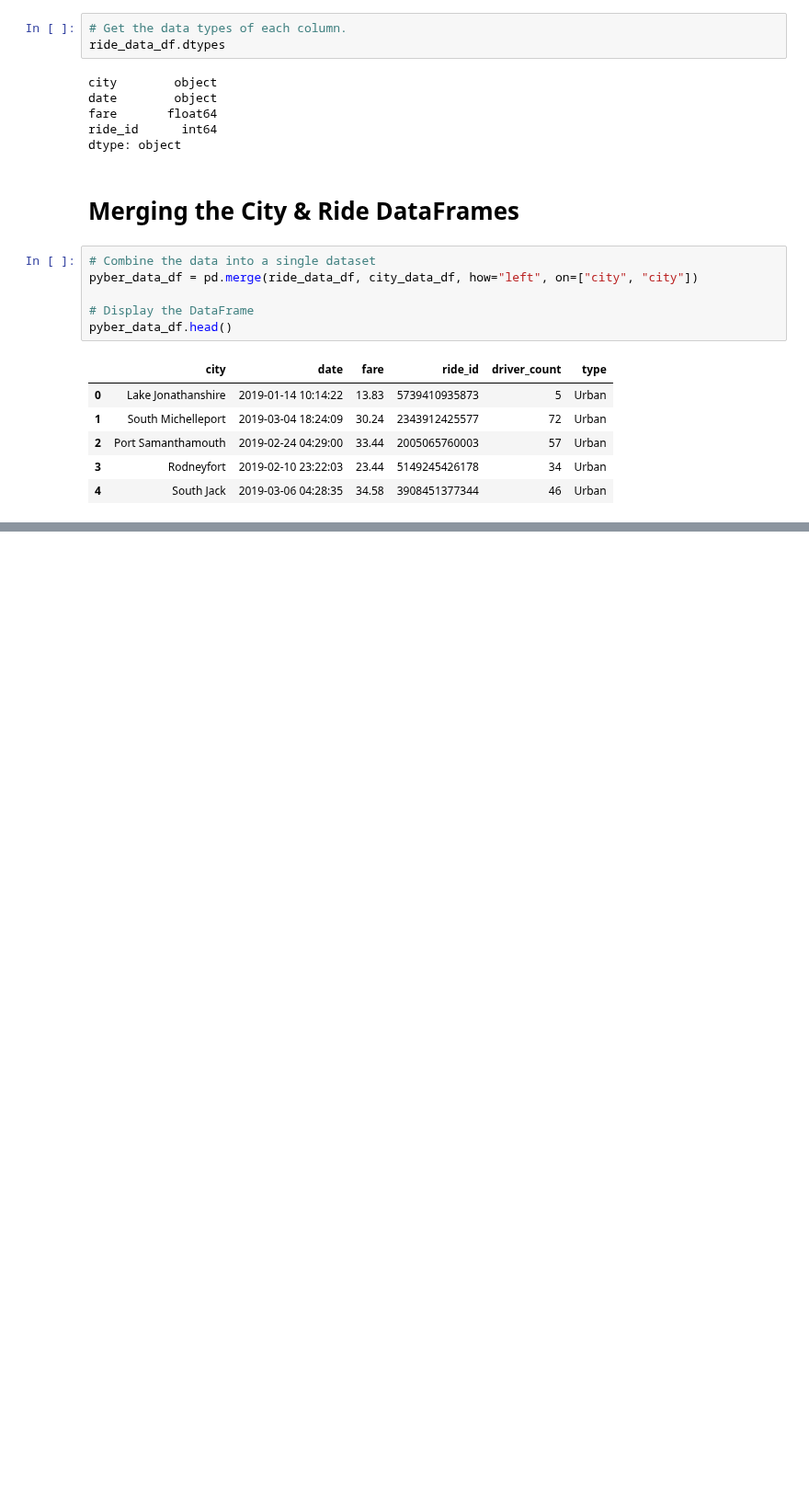
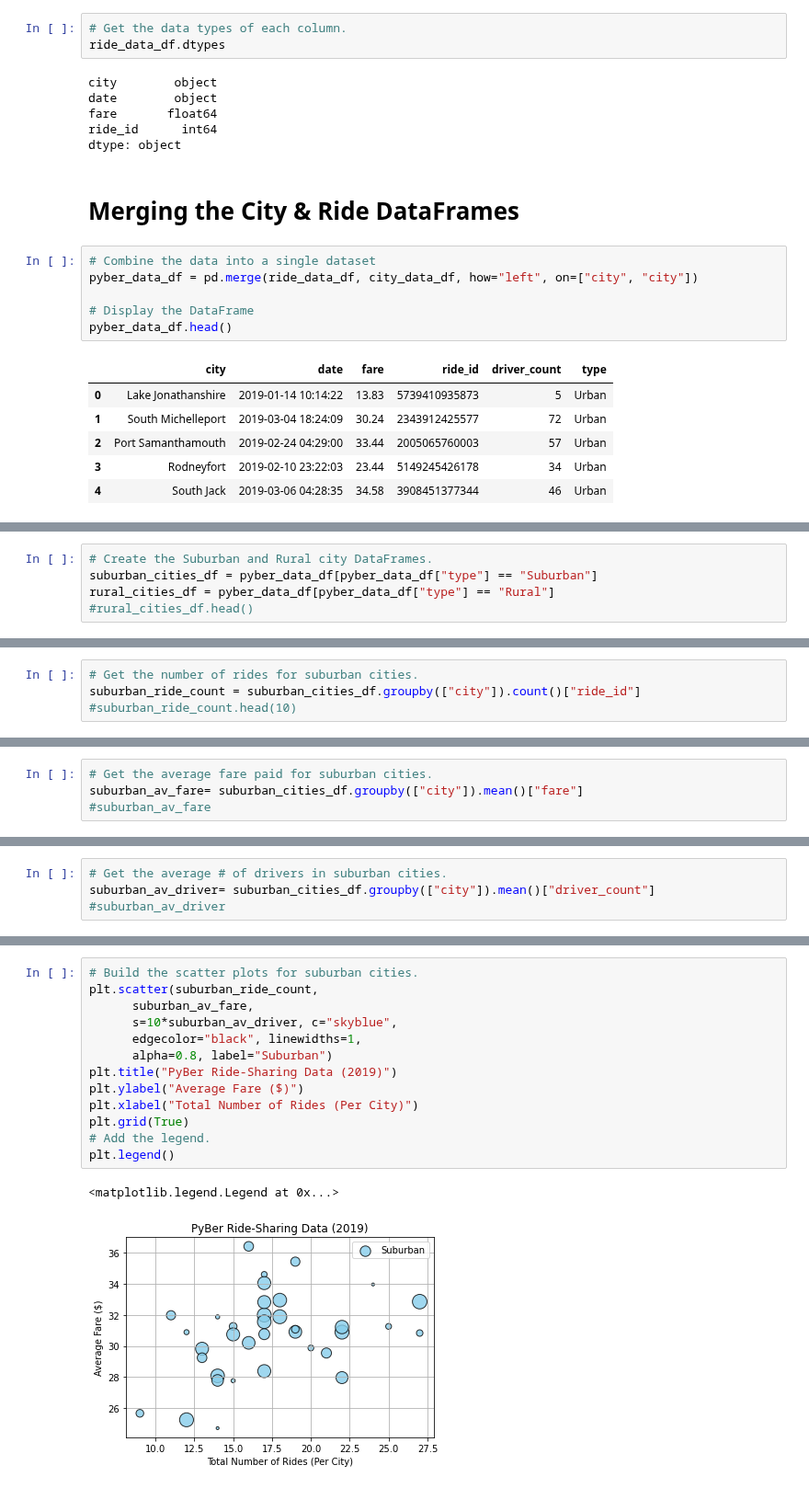
Before and after one commit to lallben/PyBer_Analysis, a Jupyter notebook: PyBer.ipynb, the cells around one changed output, grey strips where cells are left out. Shown at 92% size. Cells and saved outputs as stored; diff of their text form; blank space fills up the shorter version.

```diff
--- a/PyBer.ipynb
+++ b/PyBer.ipynb
@@ -126,0 +133,5 @@ pyber_data_df.head()
+# %%
+# Create the Suburban and Rural city DataFrames.
+suburban_cities_df = pyber_data_df[pyber_data_df["type"] == "Suburban"]
+rural_cities_df = pyber_data_df[pyber_data_df["type"] == "Rural"]
+#rural_cities_df.head()
@@ -126,0 +146,4 @@ pyber_data_df.head()
+# %%
+# Get the number of rides for suburban cities.
+suburban_ride_count = suburban_cities_df.groupby(["city"]).count()["ride_id"]
+#suburban_ride_count.head(10)
@@ -126,0 +160,4 @@ pyber_data_df.head()
+# %%
+# Get the average fare paid for suburban cities.
+suburban_av_fare= suburban_cities_df.groupby(["city"]).mean()["fare"]
+#suburban_av_fare
@@ -126,0 +174,4 @@ pyber_data_df.head()
+# %%
+# Get the average # of drivers in suburban cities.
+suburban_av_driver= suburban_cities_df.groupby(["city"]).mean()["driver_count"]
+#suburban_av_driver
@@ -126,0 +201,16 @@ pyber_data_df.head()
+# %%
+# Build the scatter plots for suburban cities.
+plt.scatter(suburban_ride_count,
+      suburban_av_fare,
+      s=10*suburban_av_driver, c="skyblue",
+      edgecolor="black", linewidths=1,
+      alpha=0.8, label="Suburban")
+plt.title("PyBer Ride-Sharing Data (2019)")
+plt.ylabel("Average Fare ($)")
+plt.xlabel("Total Number of Rides (Per City)")
+plt.grid(True)
+# Add the legend.
+plt.legend()
+# %% [output]
+<matplotlib.legend.Legend at 0x...>
+[figure, added]
```
Also changed, not shown: parts of 17 cells of this notebook, 1 other file.
